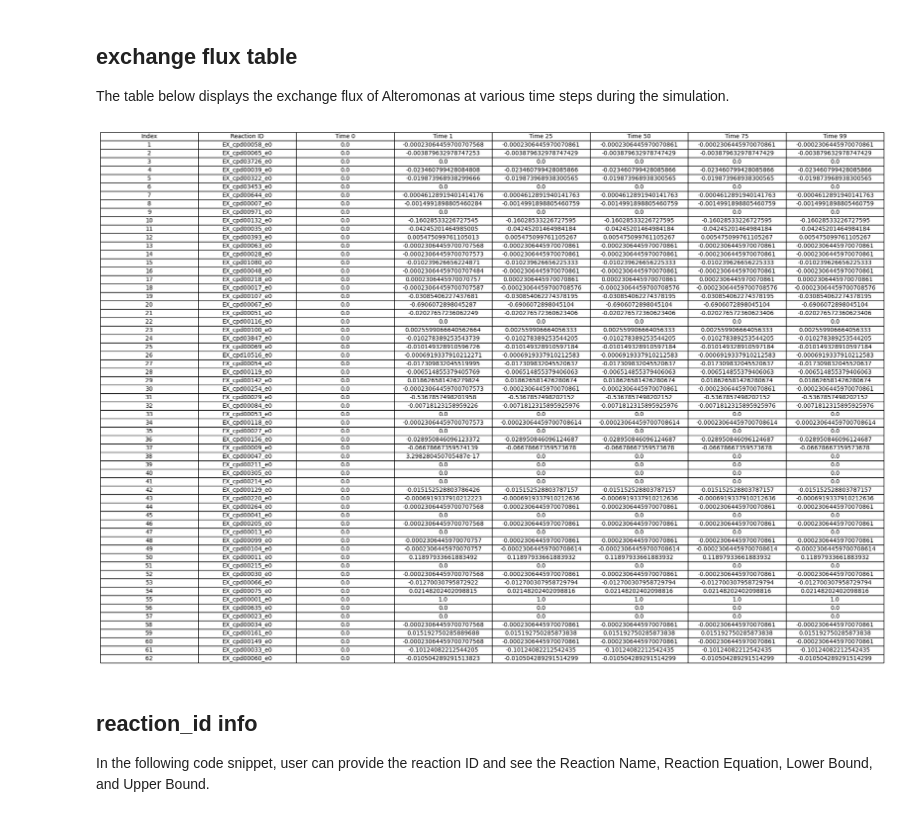
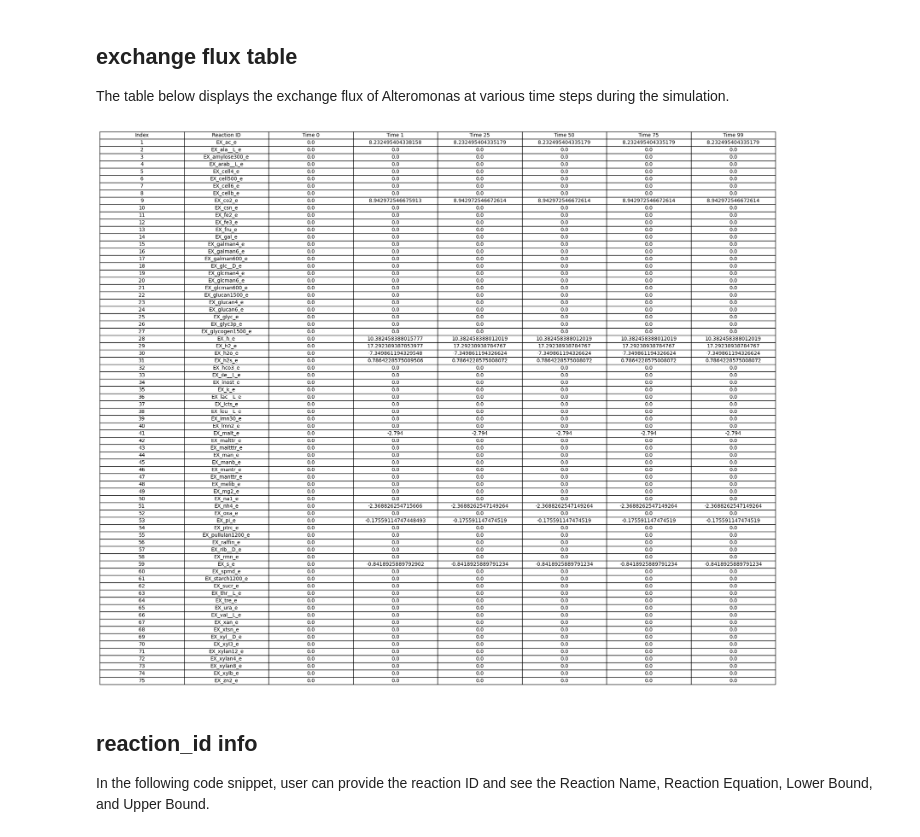
Before and after one commit to vivarium-collective/VivaComets, a Jupyter notebook: notebooks/Spatial_DFBA.ipynb, the cells around one changed output. Saved outputs shown, nothing was run; the diff lists cells and outputs as text; code cells hidden in the pictures.

```diff
--- a/notebooks/Spatial_DFBA.ipynb
+++ b/notebooks/Spatial_DFBA.ipynb
@@ -54,9 +54,9 @@ def run_dfba_simulation(config, total_time):
     # Initial state configuration
     ## random initial fields
     initial_field_config = {
-        'random': {
+        'uniform': {
             'glucose': 100,
-            'acetate': 200.0,
+            'acetate': 20.0,
         }}
     initial_field = spatial_dfba.initial_state(initial_field_config)
 
@@ -67,7 +67,7 @@ def run_dfba_simulation(config, total_time):
         'uniform': {
             'species': {
                 'ecoli': 0.5,
-                'Alteromonas': 0.5
+                'Thermotoga': 0.5
             }}}
     initial_species = spatial_dfba.initial_state(initial_species_config)
 
@@ -295,29 +233,29 @@ The table below displays the exchange flux of Alteromonas at various time steps
 # %%
 # Exchange fluxes of Alteromonas at specific timesteps.
 time_steps = [0, 1, total_time // 4, total_time // 2, total_time * 3 // 4, total_time - 1]
-reaction_ids = list(data["exchange_fluxes"]['Alteromonas'].keys())
+reaction_ids = list(data["exchange_fluxes"]['Thermotoga'].keys())
 
 # Create a dictionary to hold the flux values for each reaction ID
 flux_data = {'Index': range(1, len(reaction_ids) + 1), 'Reaction ID': reaction_ids}
 
 for i, t in enumerate(time_steps):
-  flux_data[f'Time {t}'] = [data["exchange_fluxes"]['Alteromonas'][reaction_id][t][0][0] for reaction_id in reaction_ids]
+  flux_data[f'Time {t}'] = [data["exchange_fluxes"]['Thermotoga'][reaction_id][t][0][0] for reaction_id in reaction_ids]
 
 # Create a DataFrame
 df = pd.DataFrame(flux_data)
 
 # Display the DataFrame as a table
 fig, ax = plt.subplots(figsize=(20, 10))
 ax.axis('tight')
 ax.axis('off')
 table = ax.table(cellText=df.values, colLabels=df.columns, cellLoc='center', loc='center')
 table.auto_set_font_size(False)
 table.set_fontsize(10)
 table.scale(1.2, 1.2)
 
 plt.show()
 # %% [output]
-[figure, old version]
+[figure, new version]
 # %% [markdown]
 ## reaction_id info
 In the following code snippet, user can provide the reaction ID and see the Reaction Name, Reaction Equation, Lower Bound, and Upper Bound.
```
Also changed, not shown: parts of 5 cells of this notebook, 2 other files.
